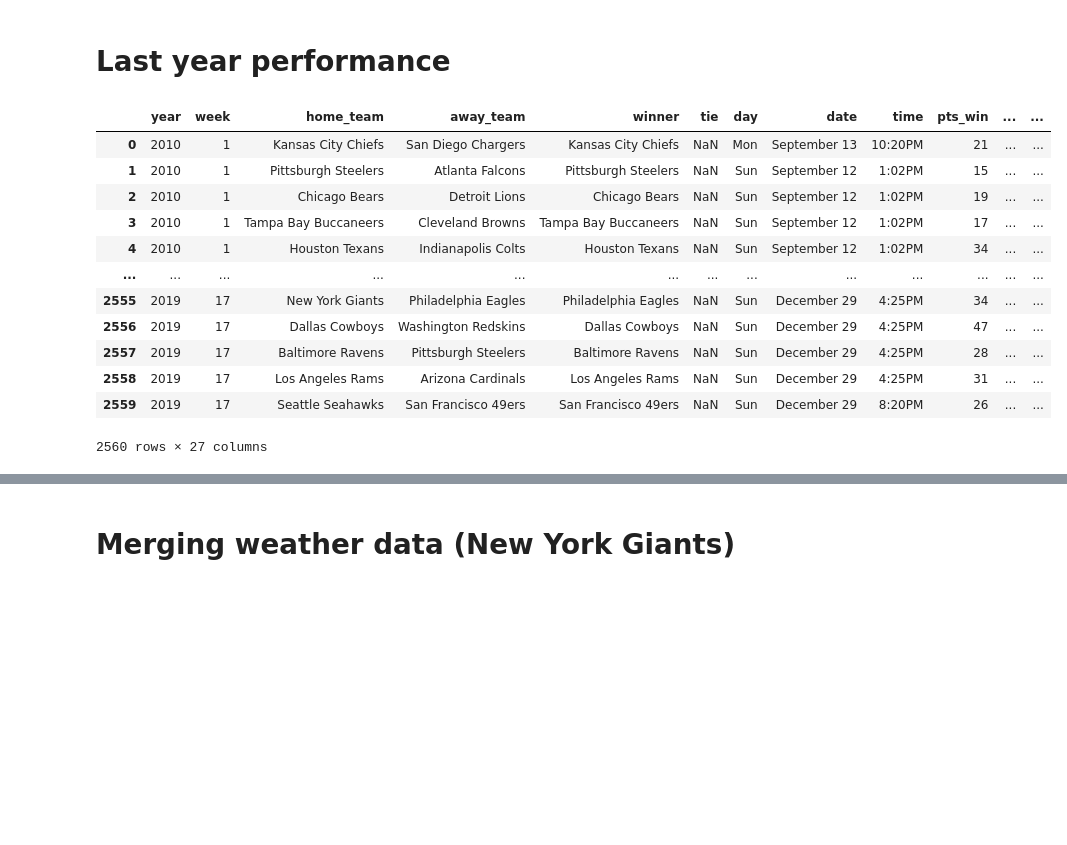
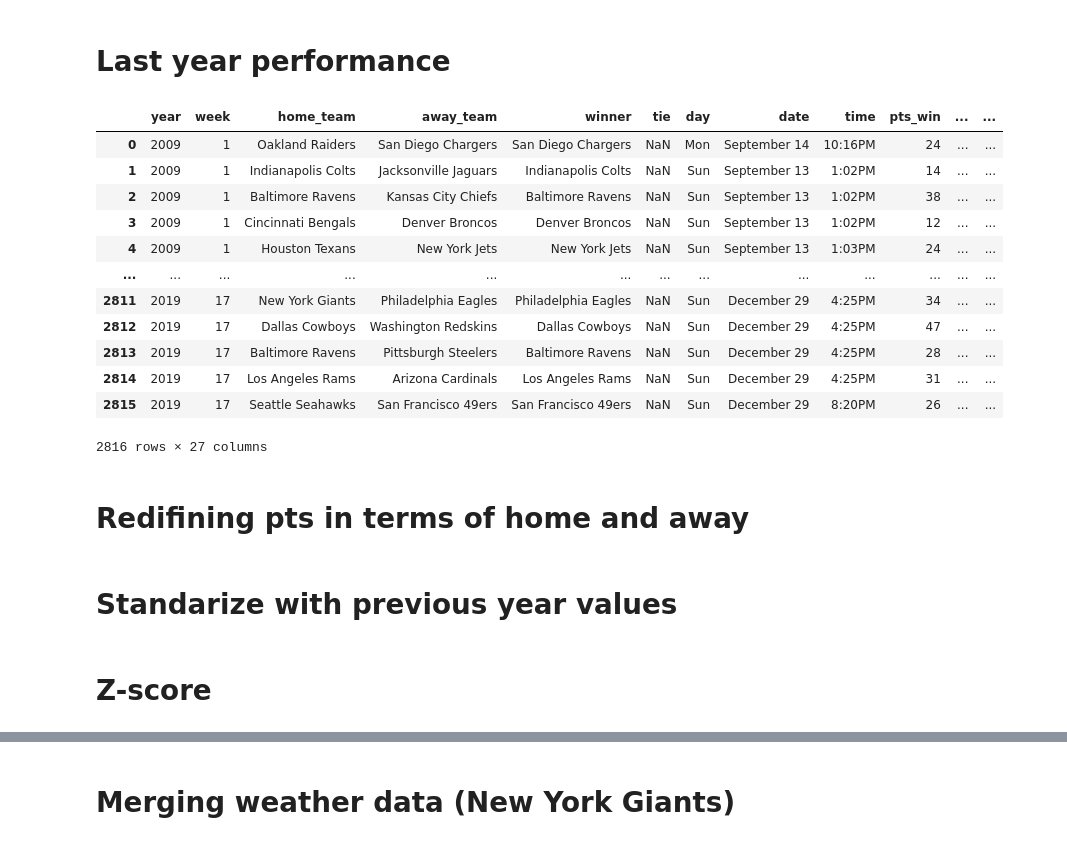
Before and after one commit to Qingwen-Zeng/Model-Based-Machine-Learning-Project, a Jupyter notebook: data_preparation/data_preparation.ipynb, the cells around one changed output, grey strips where cells are left out. Drawn from its saved outputs; the diff is of its cells as text; code cells hidden in the pictures; blank space fills up the shorter version.

Commit message:
Added standarized features and selected a subset of columns

```diff
--- a/data_preparation/data_preparation.ipynb
+++ b/data_preparation/data_preparation.ipynb
@@ -12,9 +12,9 @@ standings_df = pd.read_csv(os.path.join(data_folder, 'standings.csv'))
 # %% [markdown]
 # Year filtering
 # %%
-attendance_df = attendance_df[(attendance_df['year'] >= 2010) & (attendance_df['year'] <= 2019)]
-games_df = games_df[(games_df['year'] >= 2010) & (games_df['year'] <= 2019)]
-standings_df = standings_df[(standings_df['year'] >= 2008) & (standings_df['year'] <= 2019)] # Here we allow two years before
+attendance_df = attendance_df[(attendance_df['year'] >= 2009) & (attendance_df['year'] <= 2019)]
+games_df = games_df[(games_df['year'] >= 2009) & (games_df['year'] <= 2019)]
+standings_df = standings_df[(standings_df['year'] >= 2007) & (standings_df['year'] <= 2019)] # Here we allow two years before
 # %% [markdown]
 # Homogeneous name
 # %%
@@ -210,43 +190,51 @@ games_df["away_win"] = (games_df["winner"] == games_df["away_team"]).astype(int)
 # Build a long format DataFrame with one row per team per game
 home_games = games_df[["year", "week", "home_team", "home_win"]].copy()
 home_games.columns = ["year", "week", "team", "win"]
 
 away_games = games_df[["year", "week", "away_team", "away_win"]].copy()
 away_games.columns = ["year", "week", "team", "win"]
 
 team_games = pd.concat([home_games, away_games]).sort_values(by=["team", "year", "week"]).reset_index(drop=True)
 
 # Compute rolling win count over the last 3 games for each team
 team_games["rolling_win_count_3wk"] = (
     team_games.groupby("team")["win"]
-    .transform(lambda x: x.rolling(window=3, min_periods=1).sum().shift(1))  # shift(1) to exclude current week
+    .transform(lambda x: x.rolling(window=3, min_periods=3).sum().shift(1))  # shift(1) to exclude current week
+)
+
+# Fill NaNs with the last known value from previous year for the same team
+team_games["rolling_win_count_3wk"] = (
+    team_games.groupby("team")["rolling_win_count_3wk"]
+    .transform(lambda x: x.ffill())
 )
 
 # Merge back into main DataFrame for home and away teams
 # Home
 home_rolling = team_games[["year", "week", "team", "rolling_win_count_3wk"]].copy()
 home_rolling.columns = ["year", "week", "home_team", "home_team_wins_last_3"]
 
 games_df = games_df.merge(home_rolling, on=["year", "week", "home_team"], how="left")
 
 # Away
 away_rolling = team_games[["year", "week", "team", "rolling_win_count_3wk"]].copy()
 away_rolling.columns = ["year", "week", "away_team", "away_team_wins_last_3"]
 
 games_df = games_df.merge(away_rolling, on=["year", "week", "away_team"], how="left")
 
 games_df
 # %% [output]
 |  | year | week | home_team | away_team | winner | tie | day | date | time | pts_win | ... | ... |
-| 0 | 2010 | 1 | Kansas City Chiefs | San Diego Chargers | Kansas City Chiefs | NaN | Mon | September 13 | 10:20PM | 21 | ... | ... |
-| 1 | 2010 | 1 | Pittsburgh Steelers | Atlanta Falcons | Pittsburgh Steelers | NaN | Sun | September 12 | 1:02PM | 15 | ... | ... |
-| 2 | 2010 | 1 | Chicago Bears | Detroit Lions | Chicago Bears | NaN | Sun | September 12 | 1:02PM | 19 | ... | ... |
-| 3 | 2010 | 1 | Tampa Bay Buccaneers | Cleveland Browns | Tampa Bay Buccaneers | NaN | Sun | September 12 | 1:02PM | 17 | ... | ... |
-| 4 | 2010 | 1 | Houston Texans | Indianapolis Colts | Houston Texans | NaN | Sun | September 12 | 1:02PM | 34 | ... | ... |
+| 0 | 2009 | 1 | Oakland Raiders | San Diego Chargers | San Diego Chargers | NaN | Mon | September 14 | 10:16PM | 24 | ... | ... |
+| 1 | 2009 | 1 | Indianapolis Colts | Jacksonville Jaguars | Indianapolis Colts | NaN | Sun | September 13 | 1:02PM | 14 | ... | ... |
+| 2 | 2009 | 1 | Baltimore Ravens | Kansas City Chiefs | Baltimore Ravens | NaN | Sun | September 13 | 1:02PM | 38 | ... | ... |
+| 3 | 2009 | 1 | Cincinnati Bengals | Denver Broncos | Denver Broncos | NaN | Sun | September 13 | 1:02PM | 12 | ... | ... |
+| 4 | 2009 | 1 | Houston Texans | New York Jets | New York Jets | NaN | Sun | September 13 | 1:03PM | 24 | ... | ... |
 | ... | ... | ... | ... | ... | ... | ... | ... | ... | ... | ... | ... | ... |
-| 2555 | 2019 | 17 | New York Giants | Philadelphia Eagles | Philadelphia Eagles | NaN | Sun | December 29 | 4:25PM | 34 | ... | ... |
-| 2556 | 2019 | 17 | Dallas Cowboys | Washington Redskins | Dallas Cowboys | NaN | Sun | December 29 | 4:25PM | 47 | ... | ... |
-| 2557 | 2019 | 17 | Baltimore Ravens | Pittsburgh Steelers | Baltimore Ravens | NaN | Sun | December 29 | 4:25PM | 28 | ... | ... |
-| 2558 | 2019 | 17 | Los Angeles Rams | Arizona Cardinals | Los Angeles Rams | NaN | Sun | December 29 | 4:25PM | 31 | ... | ... |
-| 2559 | 2019 | 17 | Seattle Seahawks | San Francisco 49ers | San Francisco 49ers | NaN | Sun | December 29 | 8:20PM | 26 | ... | ... |
+| 2811 | 2019 | 17 | New York Giants | Philadelphia Eagles | Philadelphia Eagles | NaN | Sun | December 29 | 4:25PM | 34 | ... | ... |
+| 2812 | 2019 | 17 | Dallas Cowboys | Washington Redskins | Dallas Cowboys | NaN | Sun | December 29 | 4:25PM | 47 | ... | ... |
+| 2813 | 2019 | 17 | Baltimore Ravens | Pittsburgh Steelers | Baltimore Ravens | NaN | Sun | December 29 | 4:25PM | 28 | ... | ... |
+| 2814 | 2019 | 17 | Los Angeles Rams | Arizona Cardinals | Los Angeles Rams | NaN | Sun | December 29 | 4:25PM | 31 | ... | ... |
+| 2815 | 2019 | 17 | Seattle Seahawks | San Francisco 49ers | San Francisco 49ers | NaN | Sun | December 29 | 8:20PM | 26 | ... | ... |
-2560 rows × 27 columns
+2816 rows × 27 columns
+# %% [markdown]
+# Redifining pts in terms of home and away
@@ -252,0 +254,2 @@ games_df
+# %% [markdown]
+# Standarize with previous year values
@@ -252,0 +307,2 @@ games_df
+# %% [markdown]
+# Z-score
```
Also changed, not shown: parts of 10 cells of this notebook, 3 other files.
